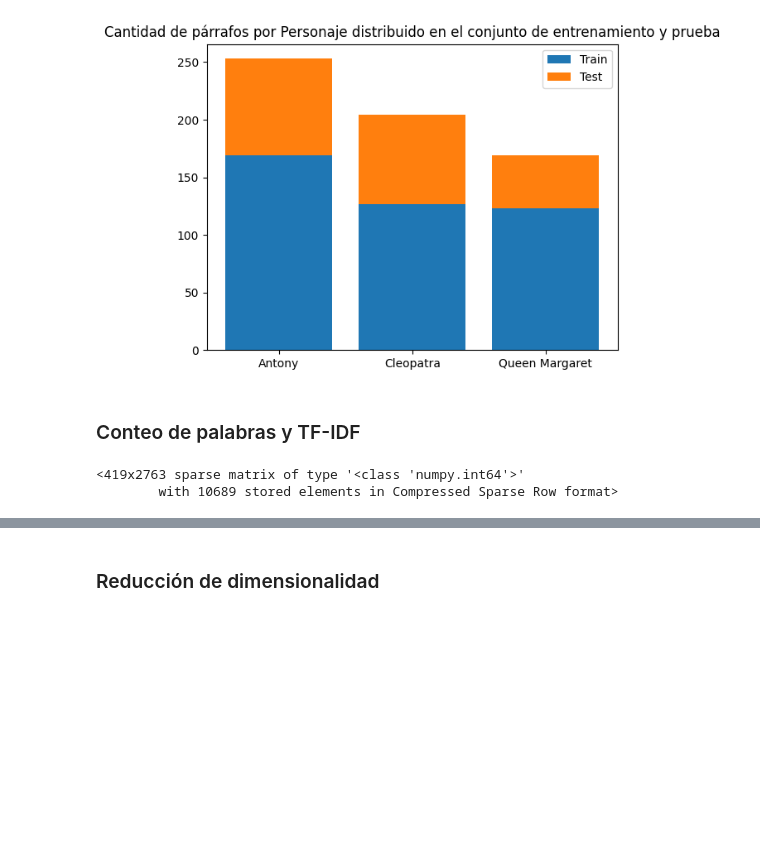
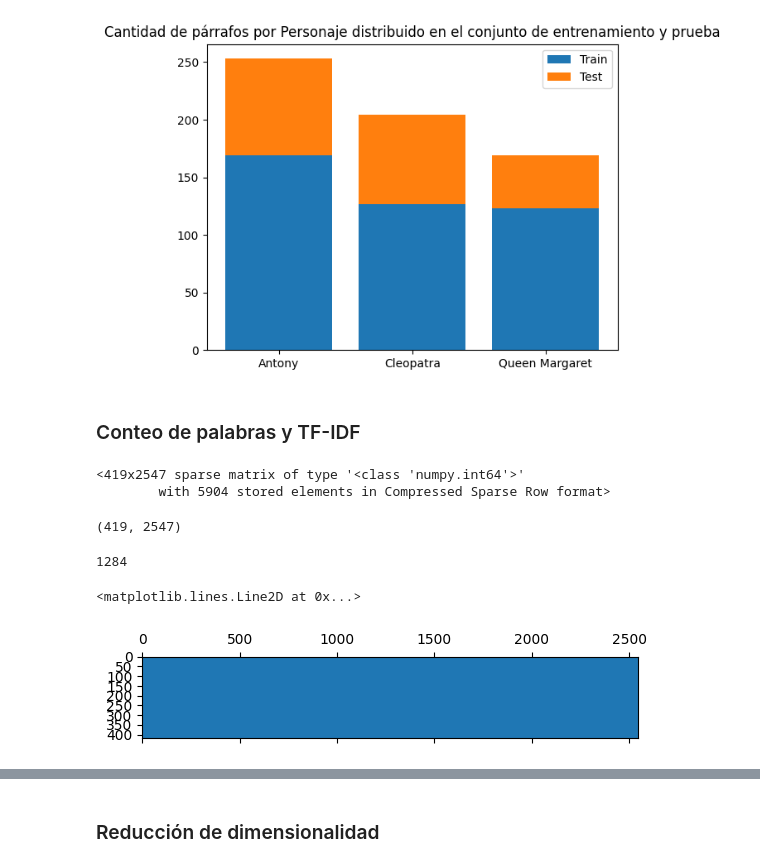
Before and after one commit to MariaEugenia/IntroCD, a Jupyter notebook: Tarea_2/shakespeare_tarea_2.ipynb, the cells around one changed output, grey strips where cells are left out. Saved outputs shown, nothing was run; the diff lists cells and outputs as text; code cells hidden in the pictures; blank space fills up the shorter version.

```diff
--- a/Tarea_2/shakespeare_tarea_2.ipynb
+++ b/Tarea_2/shakespeare_tarea_2.ipynb
@@ -202,9 +204,22 @@ plt.show()
 # %% [markdown]
 ### Conteo de palabras y TF-IDF
 # %%
-count_vect = CountVectorizer(stop_words=None, ngram_range=(1,1))
+count_vect = CountVectorizer(stop_words='english', ngram_range=(1,1))
 X_train_counts = count_vect.fit_transform(X_train)
 X_train_counts
 # %% [output]
-<419x2763 sparse matrix of type '<class 'numpy.int64'>'
-        with 10689 stored elements in Compressed Sparse Row format>
+<419x2547 sparse matrix of type '<class 'numpy.int64'>'
+        with 5904 stored elements in Compressed Sparse Row format>
+# %%
+X_train_counts.shape
+# %% [output]
+(419, 2547)
+# %%
+count_vect.vocabulary_.get(u'love')
+# %% [output]
+1284
+# %%
+plt.spy(X_train_counts)
+# %% [output]
+<matplotlib.lines.Line2D at 0x...>
+[figure, added]
```
Also changed, not shown: parts of 10 cells of this notebook.
